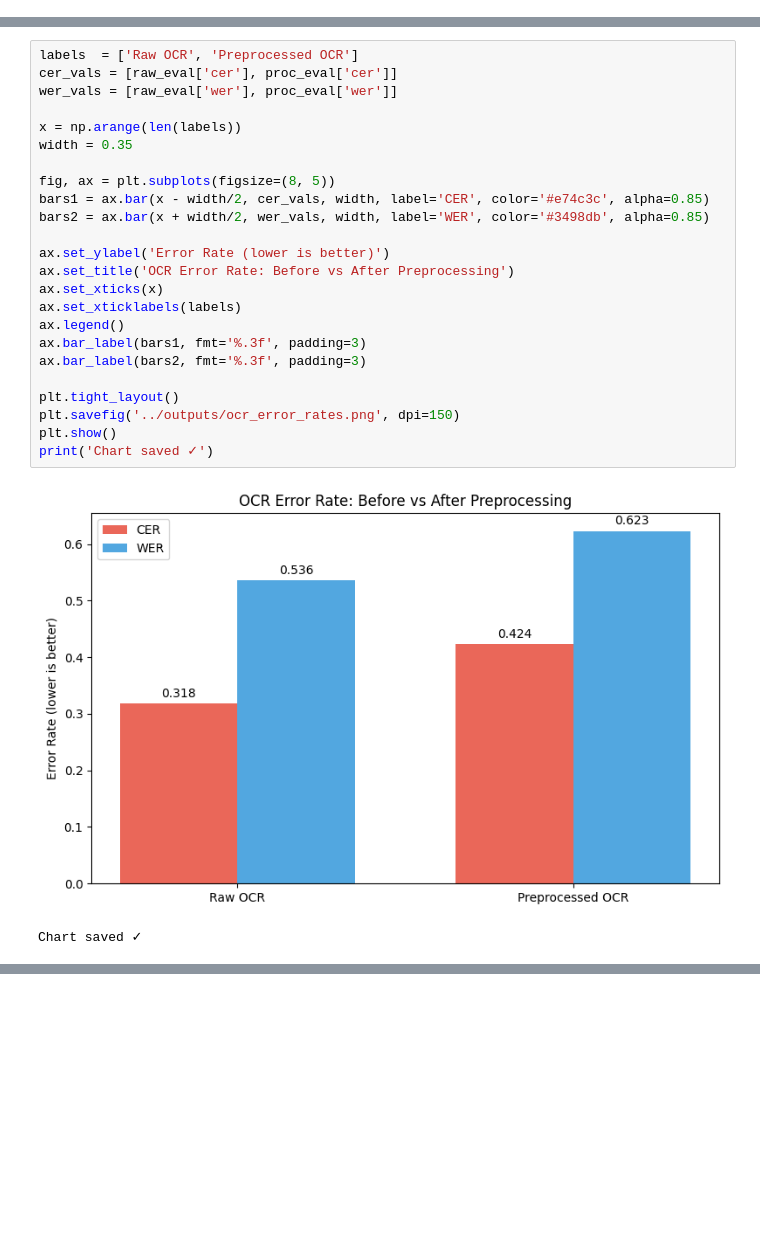
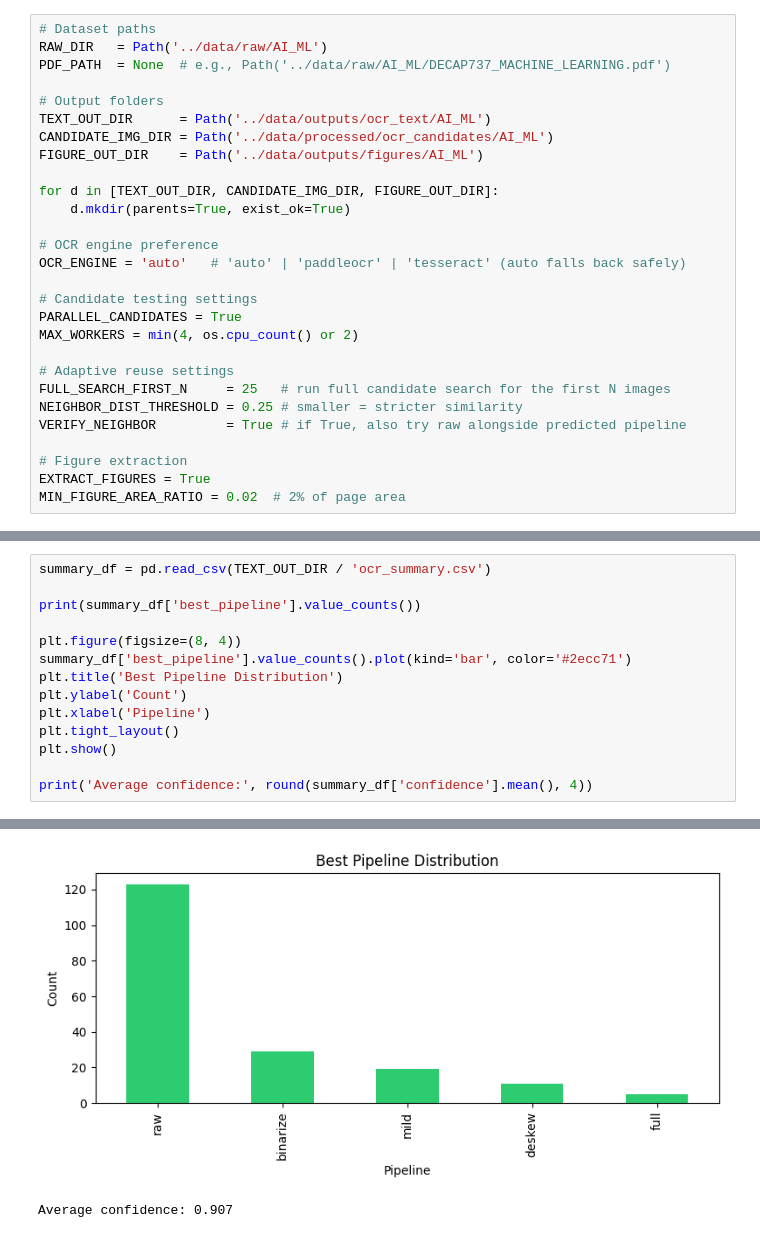
Before and after one commit to Uni-coder-harsh/FarrahAI, a Jupyter notebook: notebooks/01_ocr_evaluation.ipynb, the cells around one changed output, grey strips where cells are left out. Drawn from its saved outputs; the diff is of its cells as text; blank space fills up the shorter version.

Commit message:
Images text extraction successfull

```diff
--- a/notebooks/01_ocr_evaluation.ipynb
+++ b/notebooks/01_ocr_evaluation.ipynb
@@ -157,0 +162,28 @@ Saved to outputs/ocr_evaluation_results.csv ✓
+# %%
+# Dataset paths
+RAW_DIR   = Path('../data/raw/AI_ML')
+PDF_PATH  = None  # e.g., Path('../data/raw/AI_ML/DECAP737_MACHINE_LEARNING.pdf')
+
+# Output folders
+TEXT_OUT_DIR      = Path('../data/outputs/ocr_text/AI_ML')
+CANDIDATE_IMG_DIR = Path('../data/processed/ocr_candidates/AI_ML')
+FIGURE_OUT_DIR    = Path('../data/outputs/figures/AI_ML')
+
+for d in [TEXT_OUT_DIR, CANDIDATE_IMG_DIR, FIGURE_OUT_DIR]:
+    d.mkdir(parents=True, exist_ok=True)
+
+# OCR engine preference
+OCR_ENGINE = 'auto'   # 'auto' | 'paddleocr' | 'tesseract' (auto falls back safely)
+
+# Candidate testing settings
+PARALLEL_CANDIDATES = True
+MAX_WORKERS = min(4, os.cpu_count() or 2)
+
+# Adaptive reuse settings
+FULL_SEARCH_FIRST_N     = 25   # run full candidate search for the first N images
+NEIGHBOR_DIST_THRESHOLD = 0.25 # smaller = stricter similarity
+VERIFY_NEIGHBOR         = True # if True, also try raw alongside predicted pipeline
+
+# Figure extraction
+EXTRACT_FIGURES = True
+MIN_FIGURE_AREA_RATIO = 0.02  # 2% of page area
@@ -160,27 +716,15 @@ Saved to outputs/ocr_evaluation_results.csv ✓
-# %%
-labels  = ['Raw OCR', 'Preprocessed OCR']
-cer_vals = [raw_eval['cer'], proc_eval['cer']]
-wer_vals = [raw_eval['wer'], proc_eval['wer']]
-
-x = np.arange(len(labels))
-width = 0.35
-
-fig, ax = plt.subplots(figsize=(8, 5))
-bars1 = ax.bar(x - width/2, cer_vals, width, label='CER', color='#e74c3c', alpha=0.85)
-bars2 = ax.bar(x + width/2, wer_vals, width, label='WER', color='#3498db', alpha=0.85)
-
-ax.set_ylabel('Error Rate (lower is better)')
-ax.set_title('OCR Error Rate: Before vs After Preprocessing')
-ax.set_xticks(x)
-ax.set_xticklabels(labels)
-ax.legend()
-ax.bar_label(bars1, fmt='%.3f', padding=3)
-ax.bar_label(bars2, fmt='%.3f', padding=3)
-
-plt.tight_layout()
-plt.savefig('../outputs/ocr_error_rates.png', dpi=150)
-plt.show()
-print('Chart saved ✓')
-# %% [output]
-[figure, removed]
-Chart saved ✓
+# %%
+summary_df = pd.read_csv(TEXT_OUT_DIR / 'ocr_summary.csv')
+
+print(summary_df['best_pipeline'].value_counts())
+
+plt.figure(figsize=(8, 4))
+summary_df['best_pipeline'].value_counts().plot(kind='bar', color='#2ecc71')
+plt.title('Best Pipeline Distribution')
+plt.ylabel('Count')
+plt.xlabel('Pipeline')
+plt.tight_layout()
+plt.show()
+
+print('Average confidence:', round(summary_df['confidence'].mean(), 4))
+# %% [output]
@@ -186,0 +738,2 @@ Chart saved ✓
+[figure, added]
+Average confidence: 0.907
```
Also changed, not shown: parts of 20 cells of this notebook.
